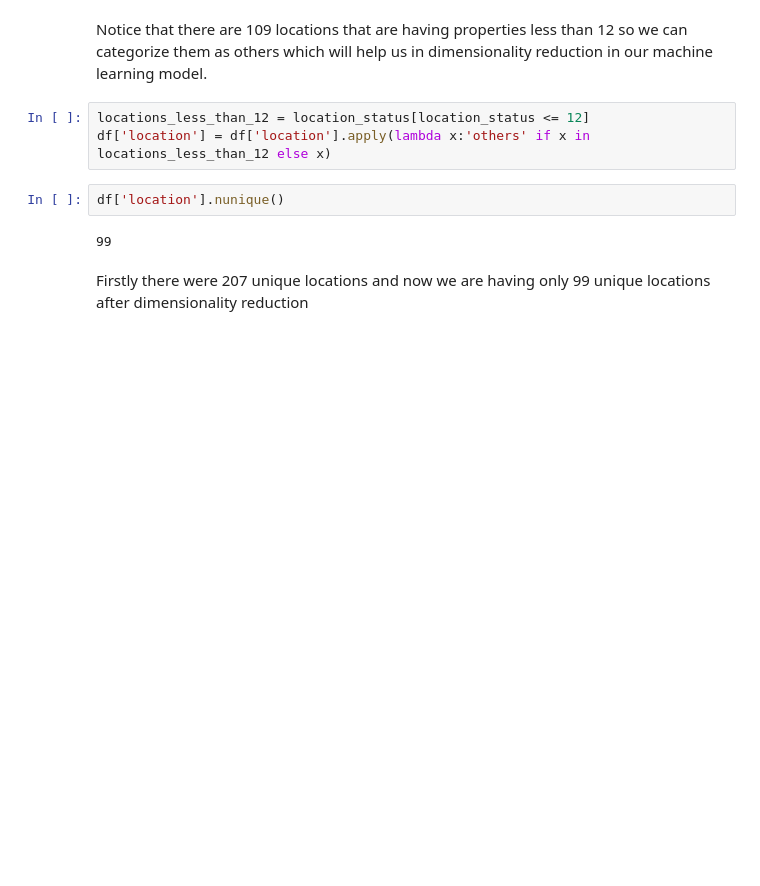
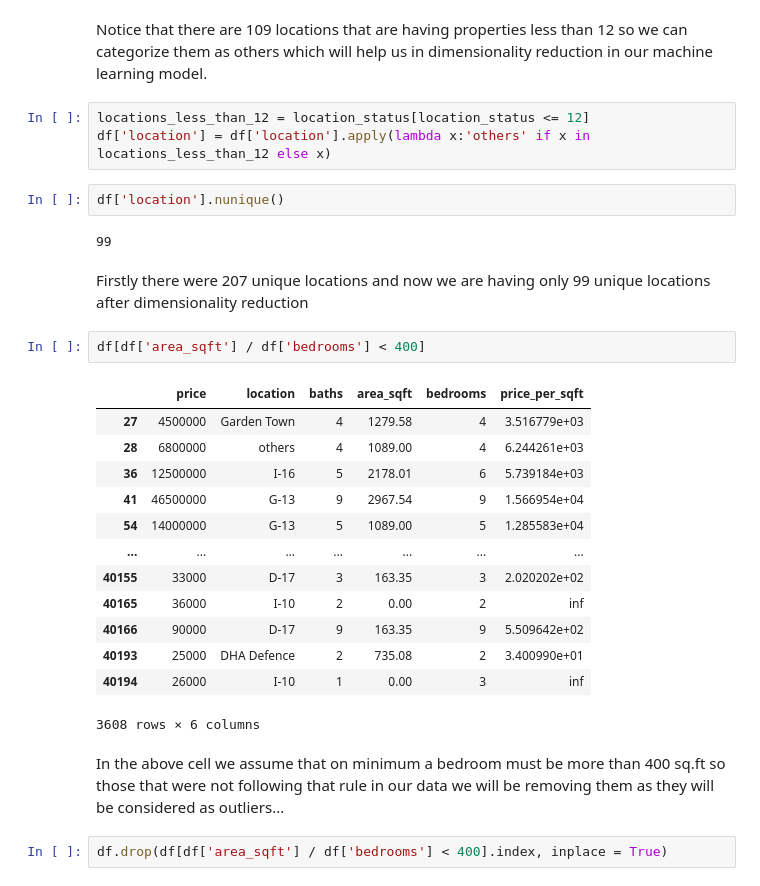
Before and after one commit to razzaq-99/Pakistan-s-Top-Cities-Property-Price-Prediction, a Jupyter notebook: Islamabad_property_price_prediction.ipynb, the cells around one changed output. Drawn from its saved outputs; the diff is of its cells as text; blank space fills up the shorter version.

Commit message:
removed outliers from price per sqft and also reducing SD

```diff
--- a/Islamabad_property_price_prediction.ipynb
+++ b/Islamabad_property_price_prediction.ipynb
@@ -194,3 +194,23 @@ df['location'].nunique()
 99
 # %% [markdown]
 Firstly there were 207 unique locations and now we are having only 99 unique locations after dimensionality reduction
+# %%
+df[df['area_sqft'] / df['bedrooms'] < 400]
+# %% [output]
+|  | price | location | baths | area_sqft | bedrooms | price_per_sqft |
+| 27 | 4500000 | Garden Town | 4 | 1279.58 | 4 | 3.516779e+03 |
+| 28 | 6800000 | others | 4 | 1089.00 | 4 | 6.244261e+03 |
+| 36 | 12500000 | I-16 | 5 | 2178.01 | 6 | 5.739184e+03 |
+| 41 | 46500000 | G-13 | 9 | 2967.54 | 9 | 1.566954e+04 |
+| 54 | 14000000 | G-13 | 5 | 1089.00 | 5 | 1.285583e+04 |
+| ... | ... | ... | ... | ... | ... | ... |
+| 40155 | 33000 | D-17 | 3 | 163.35 | 3 | 2.020202e+02 |
+| 40165 | 36000 | I-10 | 2 | 0.00 | 2 | inf |
+| 40166 | 90000 | D-17 | 9 | 163.35 | 9 | 5.509642e+02 |
+| 40193 | 25000 | DHA Defence | 2 | 735.08 | 2 | 3.400990e+01 |
+| 40194 | 26000 | I-10 | 1 | 0.00 | 3 | inf |
+3608 rows × 6 columns
+# %% [markdown]
+In the above cell we assume that on  minimum a bedroom must be more than 400 sq.ft so those that were not following that rule in our data we will be removing them as they will be considered as outliers...
+# %%
+df.drop(df[df['area_sqft'] / df['bedrooms'] < 400].index, inplace = True)
```
Also changed, not shown: parts of 5 cells of this notebook.
